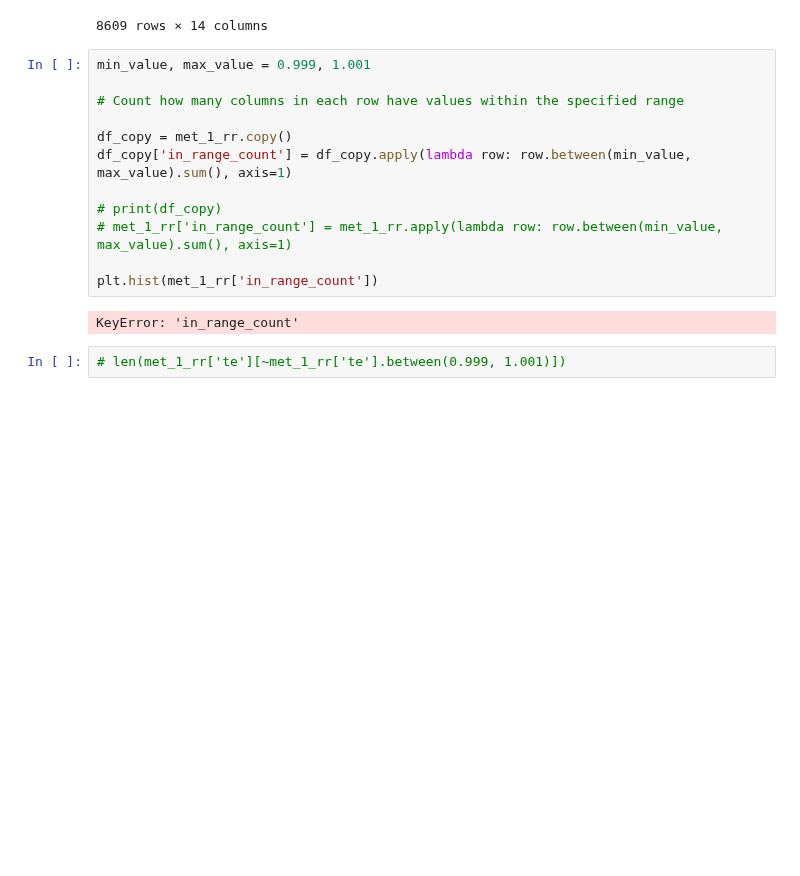
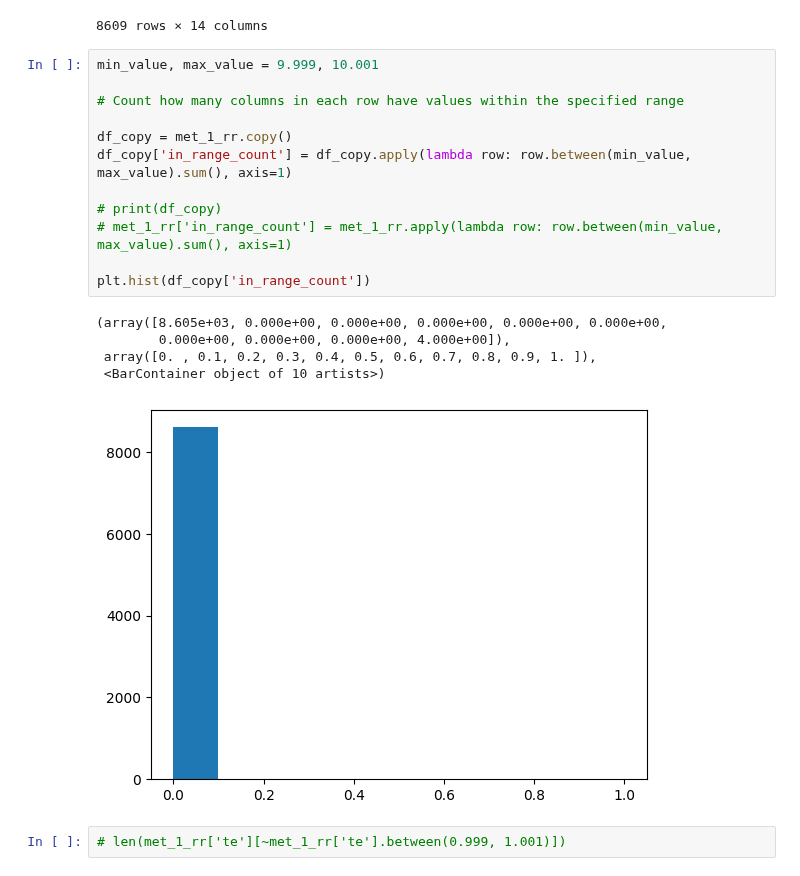
Before and after one commit to anibal-art/roman_rubin, a Jupyter notebook: notebooks/Binary_Lens_results-Copy1.ipynb, the cells around one changed output. Cells and saved outputs as stored; diff of their text form; blank space fills up the shorter version.

```diff
--- a/notebooks/Binary_Lens_results-Copy1.ipynb
+++ b/notebooks/Binary_Lens_results-Copy1.ipynb
@@ -467,19 +466,23 @@ met_1_rr
 | 8608 | 4992 | NaN | 4.034798e-06 | 0.241763 | 0.268983 | 0.953984 | 0.385968 | 0.402922 | 1.361740 | 0.805205 | -0.995516 | ... |
 8609 rows × 14 columns
 # %%
-min_value, max_value = 0.999, 1.001
+min_value, max_value = 9.999, 10.001
 
 # Count how many columns in each row have values within the specified range
 
 df_copy = met_1_rr.copy()
 df_copy['in_range_count'] = df_copy.apply(lambda row: row.between(min_value, max_value).sum(), axis=1)
 
 # print(df_copy)
 # met_1_rr['in_range_count'] = met_1_rr.apply(lambda row: row.between(min_value, max_value).sum(), axis=1)
 
-plt.hist(met_1_rr['in_range_count'])
+plt.hist(df_copy['in_range_count'])
 # %% [output]
-KeyError: 'in_range_count'
+(array([8.605e+03, 0.000e+00, 0.000e+00, 0.000e+00, 0.000e+00, 0.000e+00,
+        0.000e+00, 0.000e+00, 0.000e+00, 4.000e+00]),
+ array([0. , 0.1, 0.2, 0.3, 0.4, 0.5, 0.6, 0.7, 0.8, 0.9, 1. ]),
+ <BarContainer object of 10 artists>)
+[figure, added]
 # %%
 # len(met_1_rr['te'][~met_1_rr['te'].between(0.999, 1.001)])
 # %%
```
Also changed, not shown: parts of 2 cells of this notebook.
